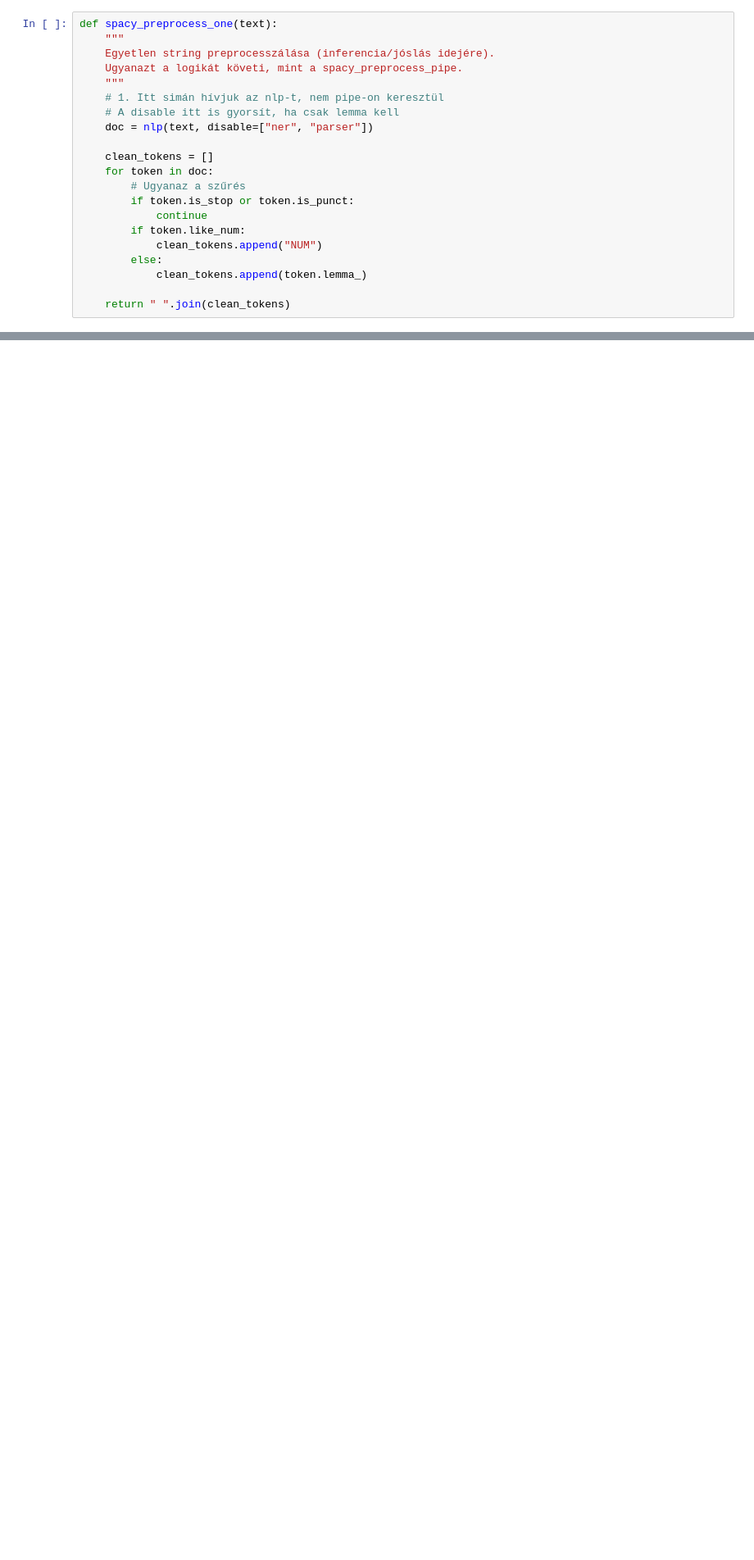
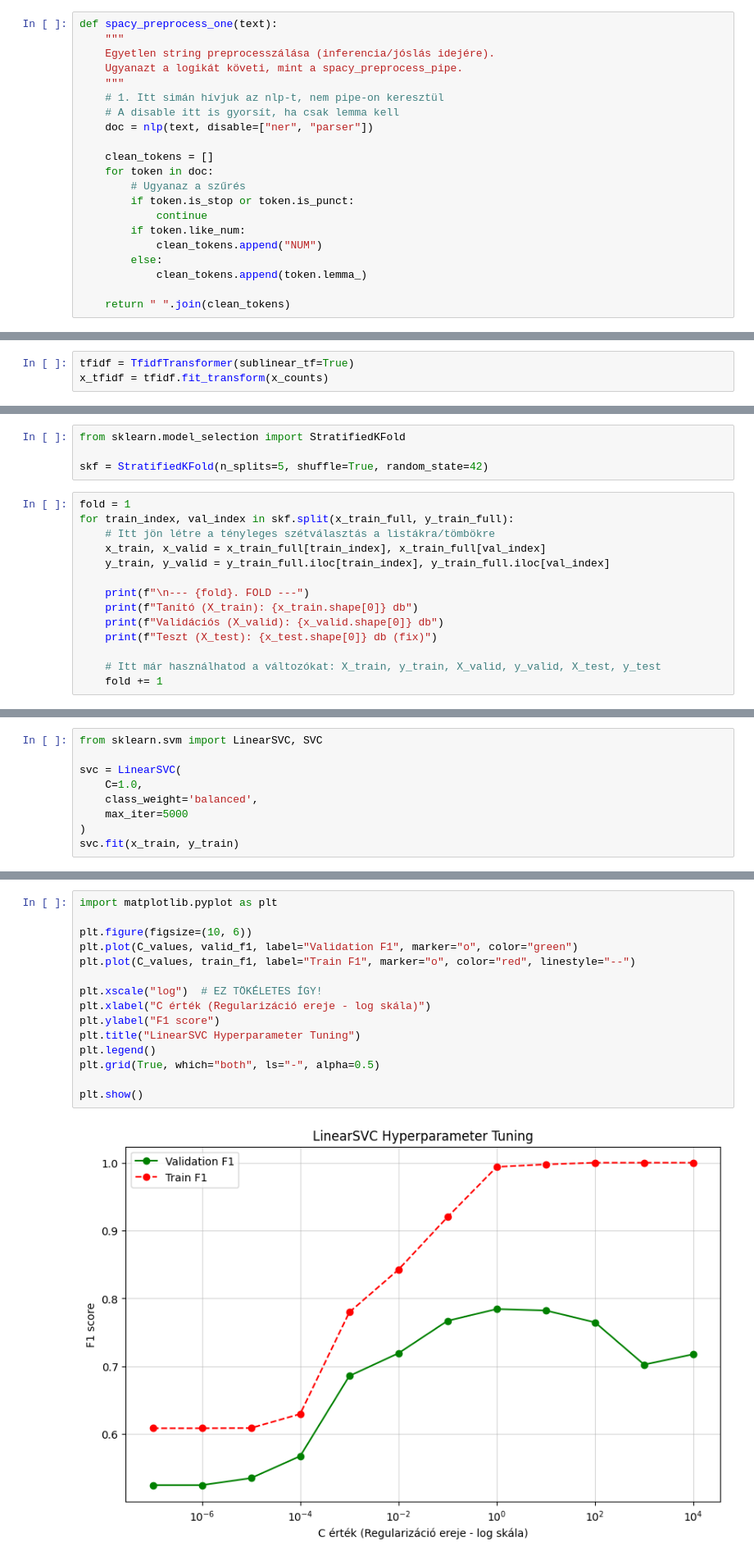
Before and after one commit to LeventeTasy/political-rhetoric-classification, a Jupyter notebook: source/ipynb/ensemble.ipynb, the cells around one changed output, grey strips where cells are left out. Shown at 82% size. Drawn from its saved outputs; the diff is of its cells as text; blank space fills up the shorter version.

```diff
--- a/source/ipynb/ensemble.ipynb
+++ b/source/ipynb/ensemble.ipynb
@@ -122,0 +191,3 @@ y.value_counts()
+# %%
+tfidf = TfidfTransformer(sublinear_tf=True)
+x_tfidf = tfidf.fit_transform(x_counts)
@@ -122,0 +271,18 @@ y.value_counts()
+# %%
+from sklearn.model_selection import StratifiedKFold
+
+skf = StratifiedKFold(n_splits=5, shuffle=True, random_state=42)
+# %%
+fold = 1
+for train_index, val_index in skf.split(x_train_full, y_train_full):
+    # Itt jön létre a tényleges szétválasztás a listákra/tömbökre
+    x_train, x_valid = x_train_full[train_index], x_train_full[val_index]
+    y_train, y_valid = y_train_full.iloc[train_index], y_train_full.iloc[val_index]
+
+    print(f"\n--- {fold}. FOLD ---")
+    print(f"Tanító (X_train): {x_train.shape[0]} db")
+    print(f"Validációs (X_valid): {x_valid.shape[0]} db")
+    print(f"Teszt (X_test): {x_test.shape[0]} db (fix)")
+
+    # Itt már használhatod a változókat: X_train, y_train, X_valid, y_valid, X_test, y_test
+    fold += 1
@@ -122,0 +309,9 @@ y.value_counts()
+# %%
+from sklearn.svm import LinearSVC, SVC
+
+svc = LinearSVC(
+    C=1.0,
+    class_weight='balanced',
+    max_iter=5000
+)
+svc.fit(x_train, y_train)
@@ -122,0 +382,17 @@ y.value_counts()
+# %%
+import matplotlib.pyplot as plt
+
+plt.figure(figsize=(10, 6))
+plt.plot(C_values, valid_f1, label="Validation F1", marker="o", color="green")
+plt.plot(C_values, train_f1, label="Train F1", marker="o", color="red", linestyle="--")
+
+plt.xscale("log")  # EZ TÖKÉLETES ÍGY!
+plt.xlabel("C érték (Regularizáció ereje - log skála)")
+plt.ylabel("F1 score")
+plt.title("LinearSVC Hyperparameter Tuning")
+plt.legend()
+plt.grid(True, which="both", ls="-", alpha=0.5)
+
+plt.show()
+# %% [output]
+[figure, added]
```
Also changed, not shown: parts of 41 cells of this notebook, 32 other files.
